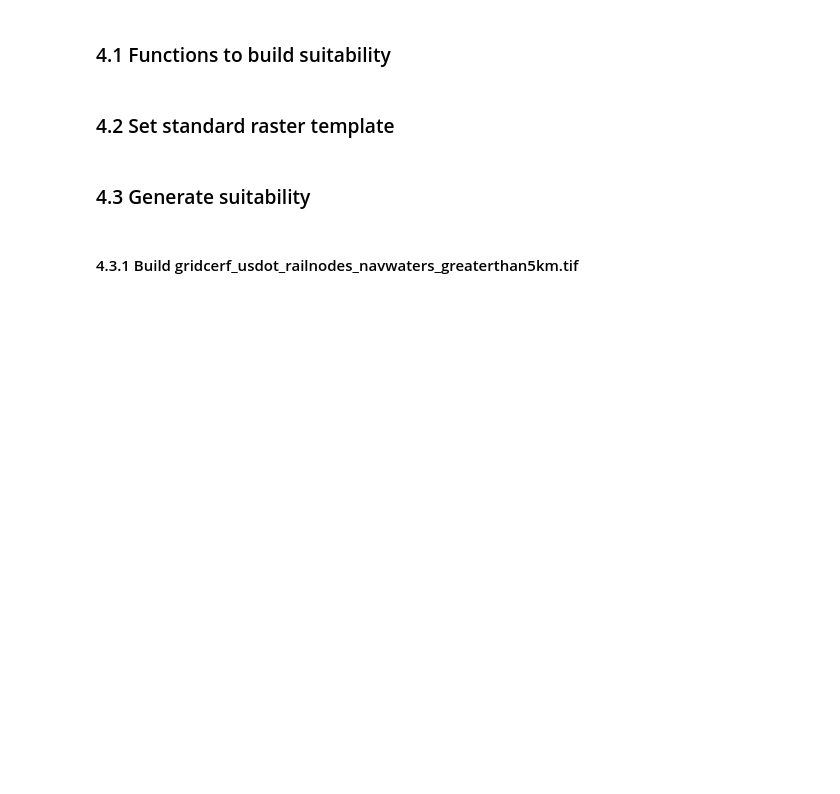
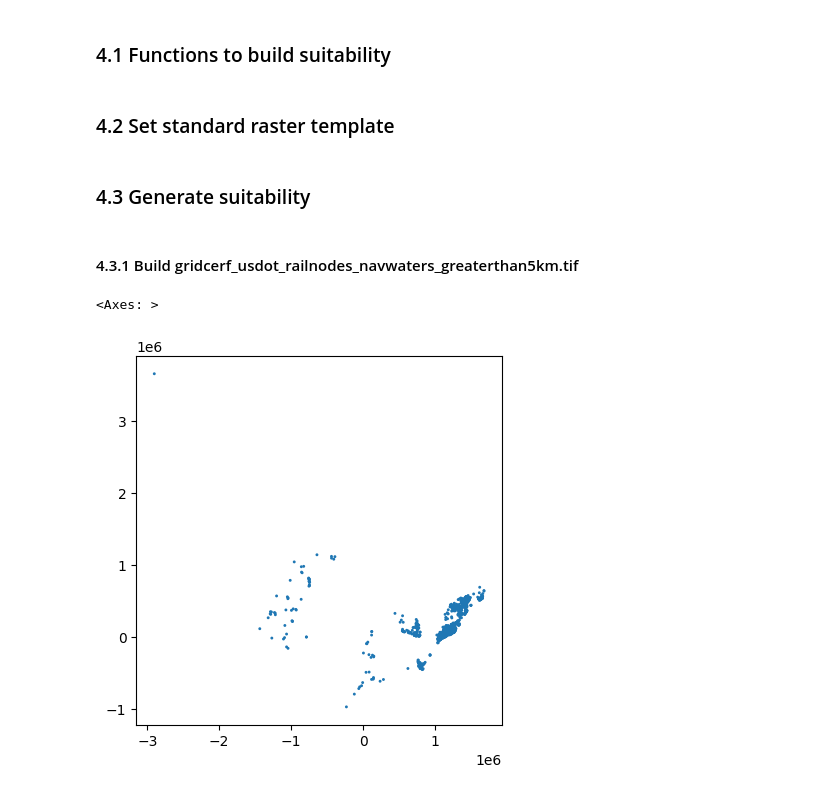
Before and after one commit to IMMM-SFA/gridcerf, a Jupyter notebook: notebooks/build_coalmines_railnodes_navwaters_suitability.ipynb, the cells around one changed output. Saved outputs shown, nothing was run; the diff lists cells and outputs as text; code cells hidden in the pictures; blank space fills up the shorter version.

```diff
--- a/notebooks/build_coalmines_railnodes_navwaters_suitability.ipynb
+++ b/notebooks/build_coalmines_railnodes_navwaters_suitability.ipynb
@@ -64,8 +64,8 @@ source_dir = os.path.join(gridcerf_dir, "source", "technology_specific")
 # GRIDCERF technology_specific data directory
 technology_specific_dir = os.path.join(gridcerf_dir, "technology_specific")
 
-# template land mask raster
-template_raster = os.path.join(reference_dir, "gridcerf_landmask.tif")
+# template siting mask raster
+template_raster = os.path.join(reference_dir, "gridcerf_sitingmask.tif")
 
 # CONUS boundary shapefile
 conus_shpfile = os.path.join(reference_dir, "gridcerf_conus_boundary.shp")
@@ -147,12 +147,17 @@ with rasterio.open(template_raster) as template:
 # %%
 # read in coal mine data and reproject to the target CRS
 coal_gdf = gpd.read_file(coalmines_file).to_crs(template_crs)
 
 # buffer by 20 km (20000 m)
 coal_gdf["geometry"] = coal_gdf["geometry"].buffer(20000)
 
 # add in field for rasterization
 coal_gdf["rval"] = 1
+
+coal_gdf.plot()
+# %% [output]
+<Axes: >
+[figure, added]
 # %%
 # read in rail nodes shapefile and reproject to the target CRS
 rail_gdf = gpd.read_file(railnodes_file)[["COUNTRY", "STATE", "geometry"]].to_crs(template_crs)
```
Also changed, not shown: parts of 3 cells of this notebook.
